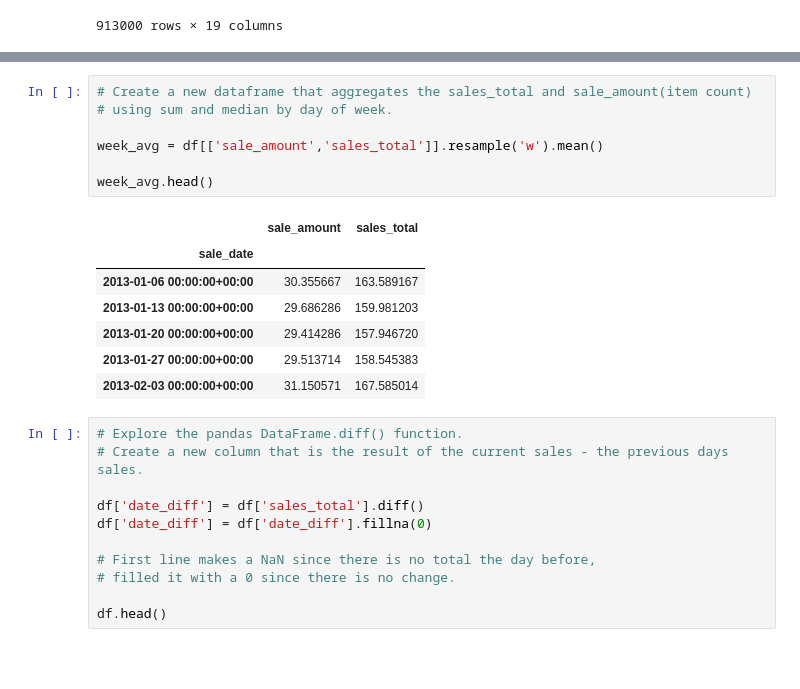
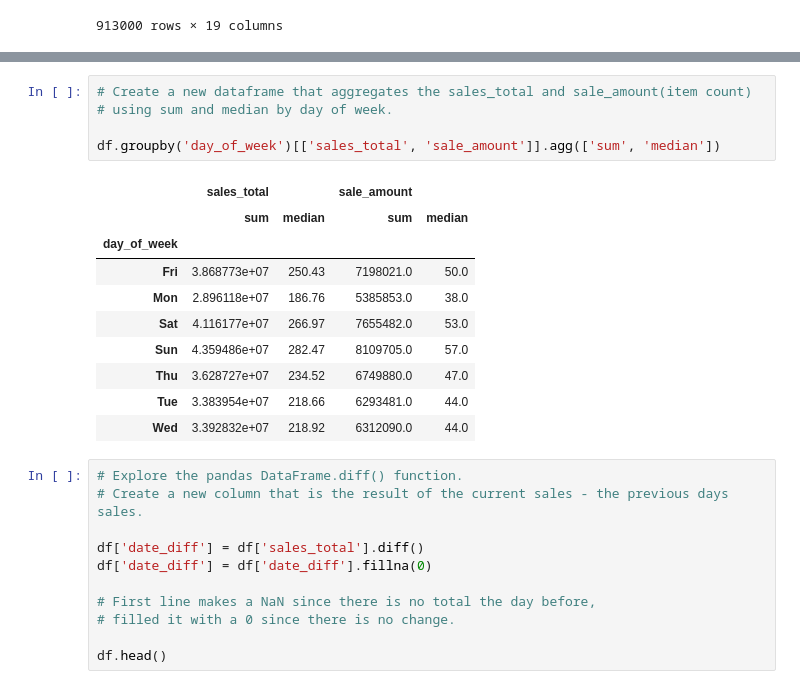
Before and after one commit to StevenGaris/ds-methodologies-exercises, a Jupyter notebook: time_series/prepare.ipynb, the cells around one changed output, grey strips where cells are left out. Cells and saved outputs as stored; diff of their text form; blank space fills up the shorter version.

```diff
--- a/time_series/prepare.ipynb
+++ b/time_series/prepare.ipynb
@@ -100,18 +100,19 @@ df.head()
 # %%
 # Create a new dataframe that aggregates the sales_total and sale_amount(item count)
 # using sum and median by day of week.
 
-week_avg = df[['sale_amount','sales_total']].resample('w').mean()
-
-week_avg.head()
+df.groupby('day_of_week')[['sales_total', 'sale_amount']].agg(['sum', 'median'])
 # %% [output]
-|  | sale_amount | sales_total |
-| sale_date |  |  |
-| 2013-01-06 00:00:00+00:00 | 30.355667 | 163.589167 |
-| 2013-01-13 00:00:00+00:00 | 29.686286 | 159.981203 |
-| 2013-01-20 00:00:00+00:00 | 29.414286 | 157.946720 |
-| 2013-01-27 00:00:00+00:00 | 29.513714 | 158.545383 |
-| 2013-02-03 00:00:00+00:00 | 31.150571 | 167.585014 |
+|  | sales_total |  | sale_amount |  |
+|  | sum | median | sum | median |
+| day_of_week |  |  |  |  |
+| Fri | 3.868773e+07 | 250.43 | 7198021.0 | 50.0 |
+| Mon | 2.896118e+07 | 186.76 | 5385853.0 | 38.0 |
+| Sat | 4.116177e+07 | 266.97 | 7655482.0 | 53.0 |
+| Sun | 4.359486e+07 | 282.47 | 8109705.0 | 57.0 |
+| Thu | 3.628727e+07 | 234.52 | 6749880.0 | 47.0 |
+| Tue | 3.383954e+07 | 218.66 | 6293481.0 | 44.0 |
+| Wed | 3.392832e+07 | 218.92 | 6312090.0 | 44.0 |
 # %%
 # Explore the pandas DataFrame.diff() function.
 # Create a new column that is the result of the current sales - the previous days sales.
```
Also changed, not shown: 3 other files.
